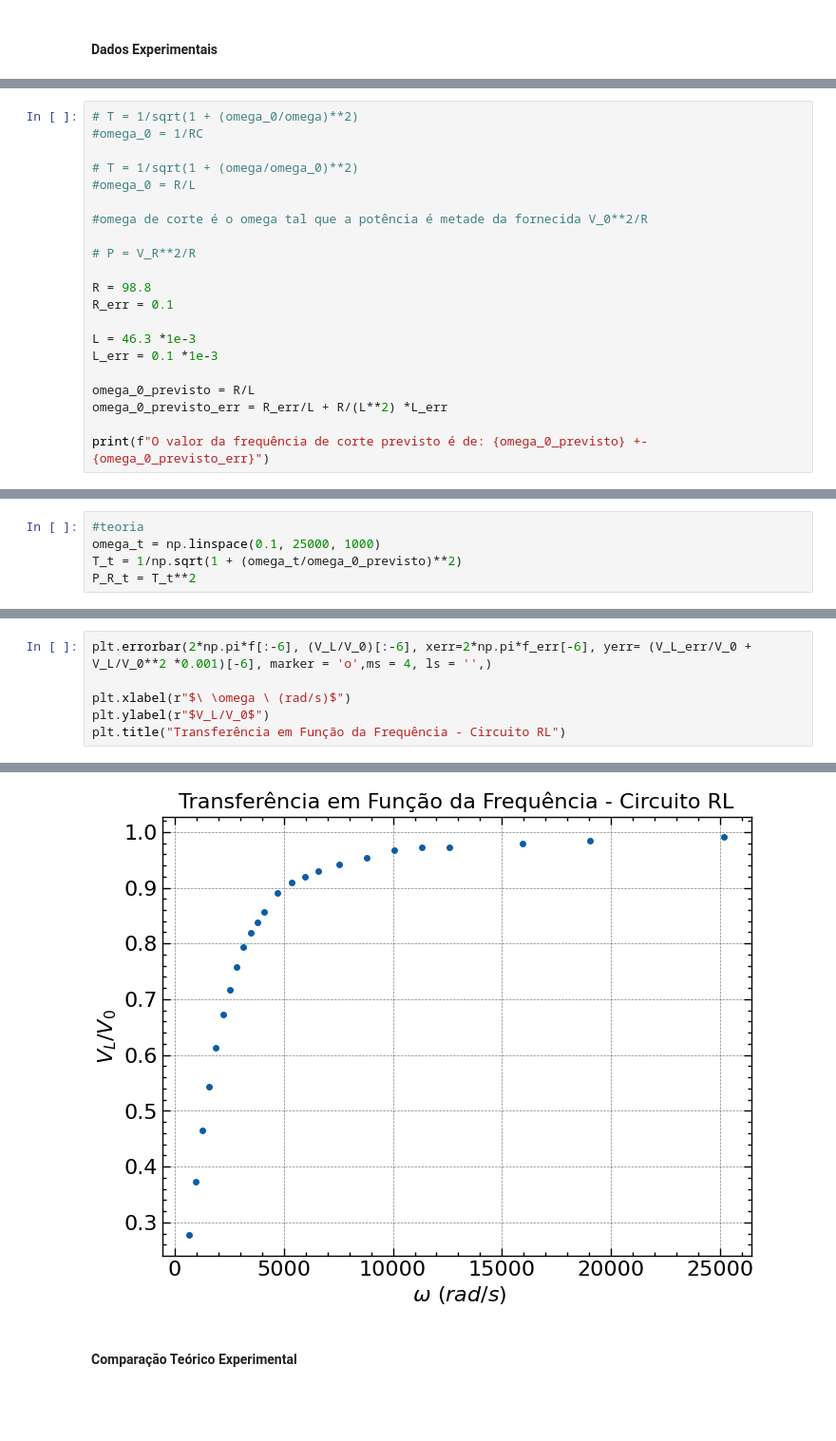
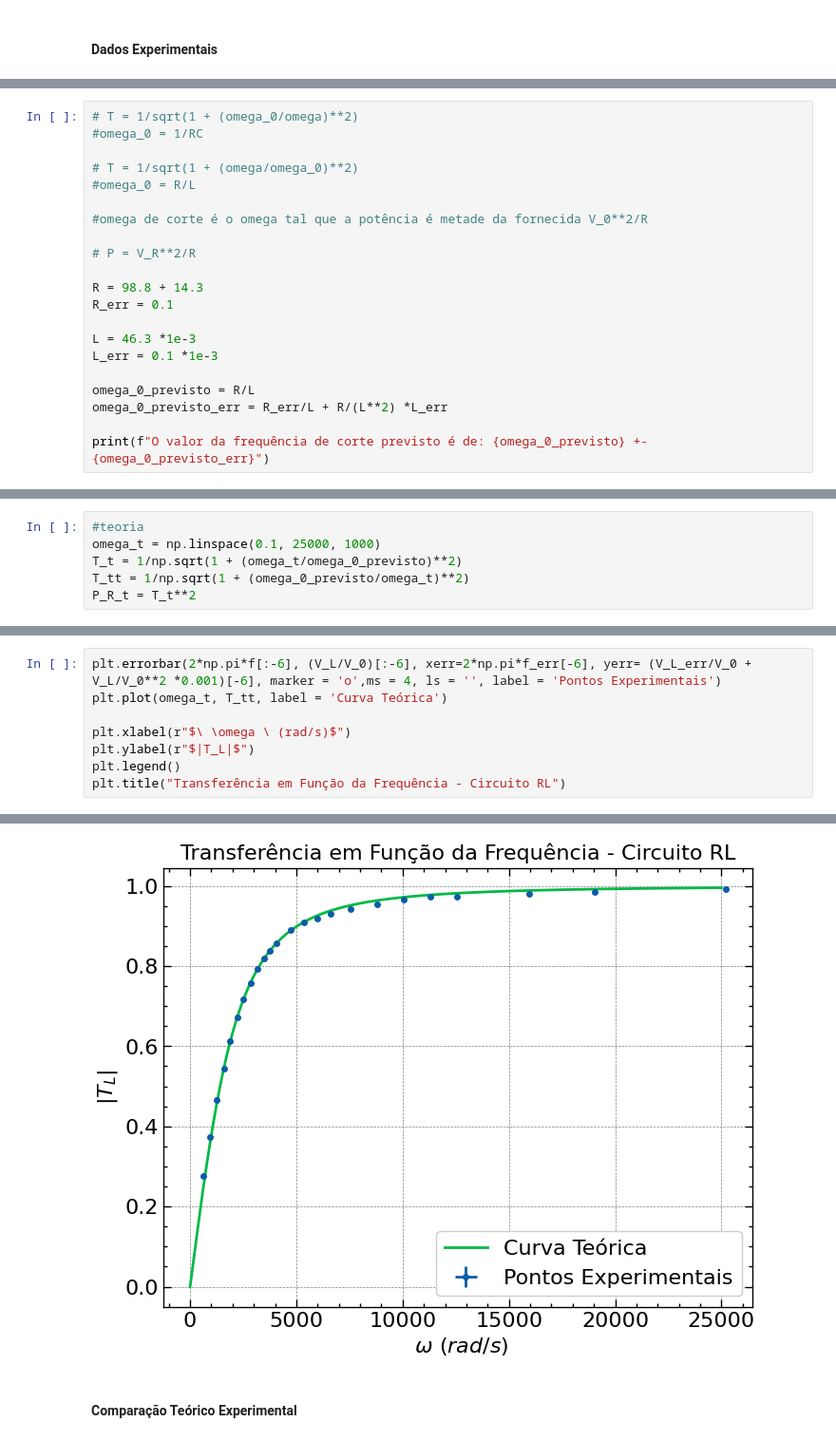
Before and after one commit to matncb/laboratorio-fisica3, a Jupyter notebook: Circuitos-ac/filtros.ipynb, the cells around one changed output, grey strips where cells are left out. Shown: that part at 95% size. Cells and saved outputs as stored; diff of their text form; blank space fills up the shorter version.

```diff
--- a/Circuitos-ac/filtros.ipynb
+++ b/Circuitos-ac/filtros.ipynb
@@ -139,7 +147,7 @@ V_L_err = np.array([0.001, 0.001, 0.001, 0.001, 0.001, 0.001, 0.001, 0.001, 0.01
 
 # P = V_R**2/R
 
-R = 98.8
+R = 98.8 + 14.3
 R_err = 0.1
 
 L = 46.3 *1e-3
@@ -155,5 +163,6 @@ O valor da frequência de corte previsto é de: 2133.9092872570195 +- 6.76870256
 #teoria
 omega_t = np.linspace(0.1, 25000, 1000)
 T_t = 1/np.sqrt(1 + (omega_t/omega_0_previsto)**2)
+T_tt = 1/np.sqrt(1 + (omega_0_previsto/omega_t)**2)
 P_R_t = T_t**2
 # %%
@@ -168,12 +179,14 @@ Text(0.5, 1.0, 'Transferência em Função da Frequência - Circuito RL')
 # %%
-plt.errorbar(2*np.pi*f[:-6], (V_L/V_0)[:-6], xerr=2*np.pi*f_err[-6], yerr= (V_L_err/V_0 + V_L/V_0**2 *0.001)[-6], marker = 'o',ms = 4, ls = '',)
+plt.errorbar(2*np.pi*f[:-6], (V_L/V_0)[:-6], xerr=2*np.pi*f_err[-6], yerr= (V_L_err/V_0 + V_L/V_0**2 *0.001)[-6], marker = 'o',ms = 4, ls = '', label = 'Pontos Experimentais')
+plt.plot(omega_t, T_tt, label = 'Curva Teórica')
 
 plt.xlabel(r"$\ \omega \ (rad/s)$")
-plt.ylabel(r"$V_L/V_0$")
+plt.ylabel(r"$|T_L|$")
+plt.legend()
 plt.title("Transferência em Função da Frequência - Circuito RL")
 # %% [output]
 Text(0.5, 1.0, 'Transferência em Função da Frequência - Circuito RL')
-[figure, old version]
+[figure, new version]
 # %% [markdown]
 #### Comparação Teórico Experimental
 # %%
```
Also changed, not shown: parts of 13 cells of this notebook, 15 other files.
